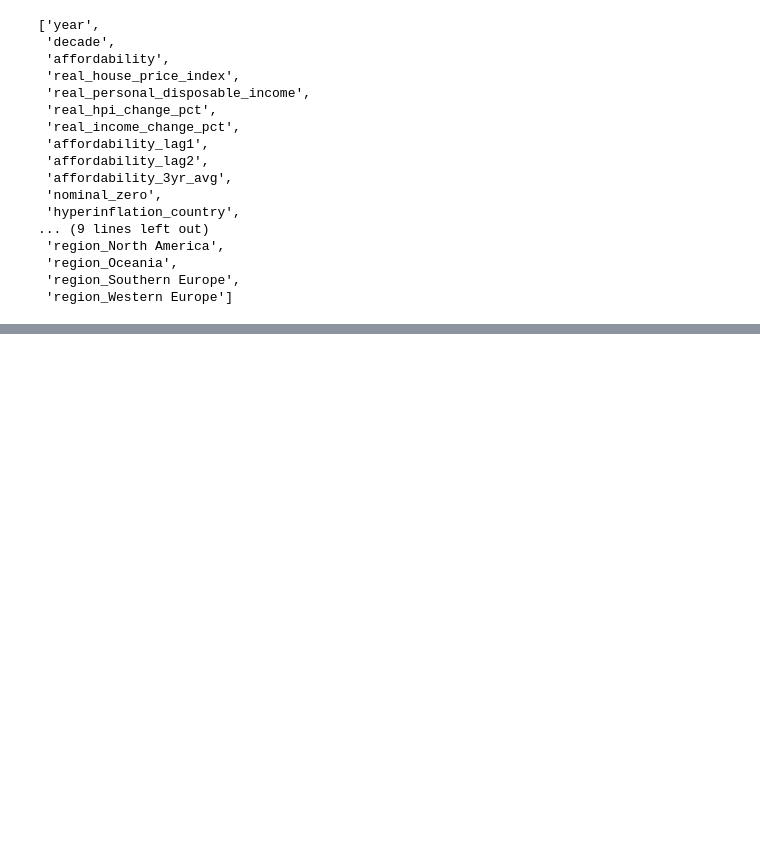
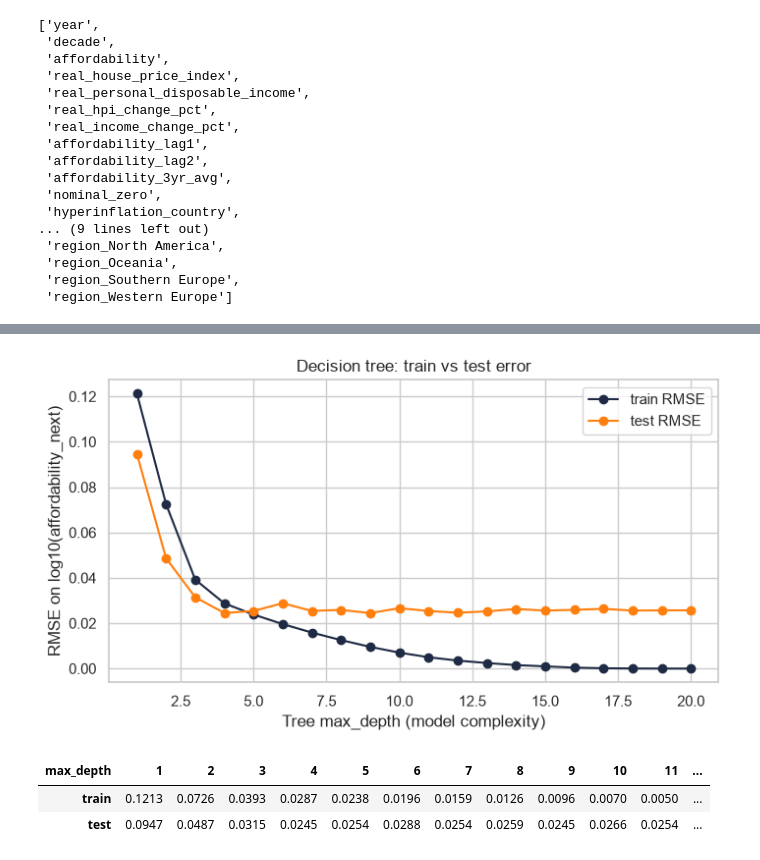
Before and after one commit to iaac-maai/Group8-day1-assignment, a Jupyter notebook: notebook/Day2_models.ipynb, the cells around one changed output, grey strips where cells are left out. Cells and saved outputs as stored; diff of their text form; code cells hidden in the pictures; blank space fills up the shorter version.

```diff
--- a/notebook/Day2_models.ipynb
+++ b/notebook/Day2_models.ipynb
@@ -115,0 +219,28 @@ X.columns.tolist()
+# %%
+from sklearn.tree import DecisionTreeRegressor
+
+tree_sweep = []
+for depth in range(1, 21):
+    tree = DecisionTreeRegressor(max_depth=depth, random_state=42).fit(X_train, y_train)
+    tree_sweep.append({
+        "max_depth": depth,
+        "train": root_mean_squared_error(y_train, tree.predict(X_train)),
+        "test": root_mean_squared_error(y_test, tree.predict(X_test)),
+    })
+tree_sweep = pd.DataFrame(tree_sweep)
+
+plt.figure(figsize=(8, 4))
+plt.plot(tree_sweep["max_depth"], tree_sweep["train"], "o-", color="#1f2a44", label="train RMSE")
+plt.plot(tree_sweep["max_depth"], tree_sweep["test"], "o-", color="tab:orange", label="test RMSE")
+plt.xlabel("Tree max_depth (model complexity)")
+plt.ylabel("RMSE on log10(affordability_next)")
+plt.title("Decision tree: train vs test error")
+plt.legend()
+plt.show()
+
+tree_sweep.round(4).set_index("max_depth").T
+# %% [output]
+[figure, added]
+| max_depth | 1 | 2 | 3 | 4 | 5 | 6 | 7 | 8 | 9 | 10 | 11 | ... |
+| train | 0.1213 | 0.0726 | 0.0393 | 0.0287 | 0.0238 | 0.0196 | 0.0159 | 0.0126 | 0.0096 | 0.0070 | 0.0050 | ... |
+| test | 0.0947 | 0.0487 | 0.0315 | 0.0245 | 0.0254 | 0.0288 | 0.0254 | 0.0259 | 0.0245 | 0.0266 | 0.0254 | ... |
```
Also changed, not shown: parts of 7 cells of this notebook.
